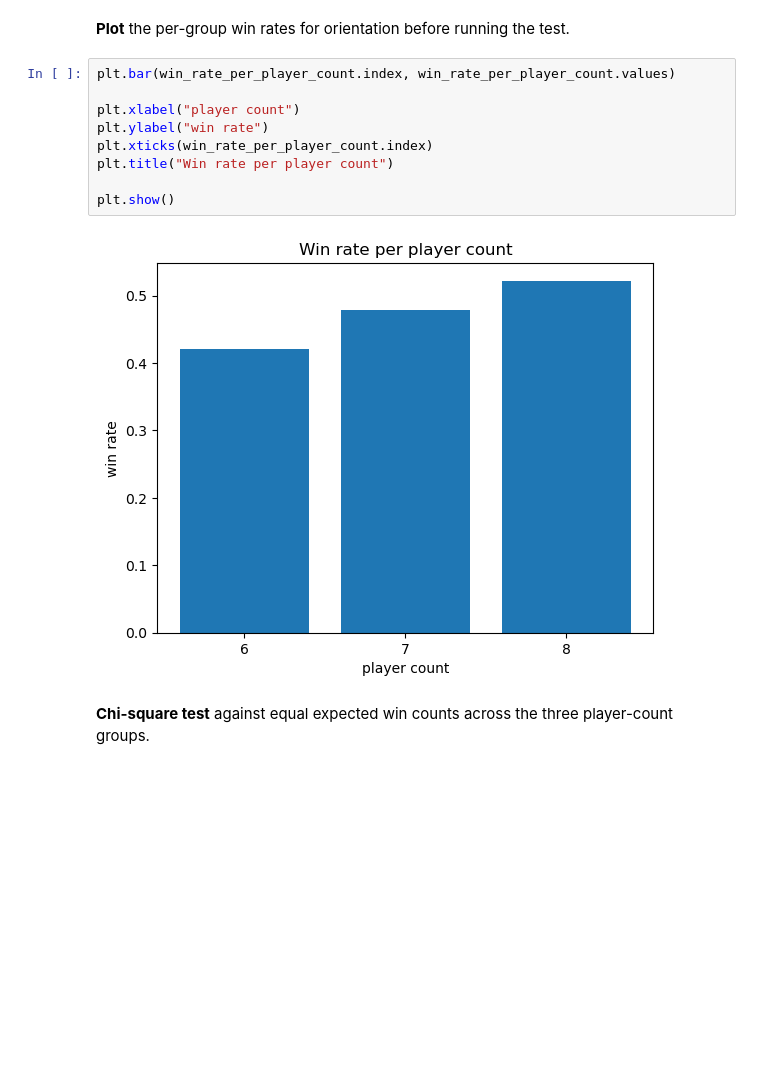
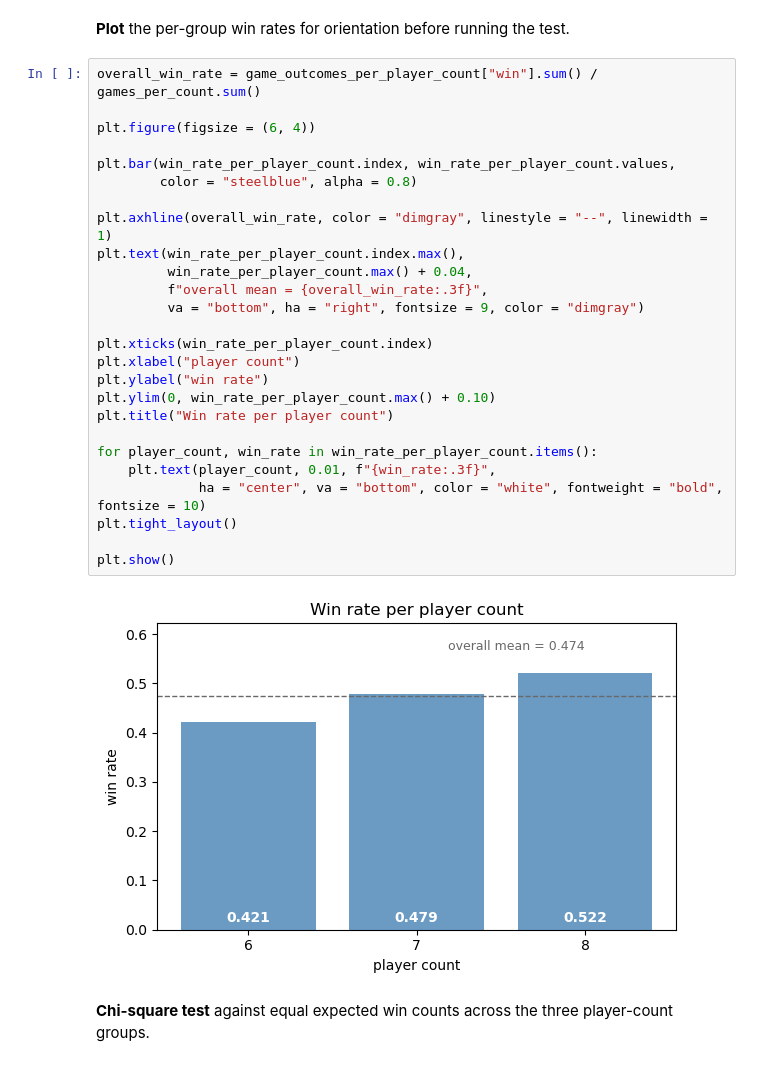
Before and after one commit to simo21-ss/volcano-rush, a Jupyter notebook: notebooks/data_science/hypotheses/1_hypothesis_player_count_balance.ipynb, the cells around one changed output. Drawn from its saved outputs; the diff is of its cells as text; blank space fills up the shorter version.

```diff
--- a/notebooks/data_science/hypotheses/1_hypothesis_player_count_balance.ipynb
+++ b/notebooks/data_science/hypotheses/1_hypothesis_player_count_balance.ipynb
@@ -70,16 +70,33 @@ dtype: float64
 # %% [markdown]
 **Plot** the per-group win rates for orientation before running the test.
 # %%
-plt.bar(win_rate_per_player_count.index, win_rate_per_player_count.values)
+overall_win_rate = game_outcomes_per_player_count["win"].sum() / games_per_count.sum()
 
+plt.figure(figsize = (6, 4))
+
+plt.bar(win_rate_per_player_count.index, win_rate_per_player_count.values,
+        color = "steelblue", alpha = 0.8)
+
+plt.axhline(overall_win_rate, color = "dimgray", linestyle = "--", linewidth = 1)
+plt.text(win_rate_per_player_count.index.max(),
+         win_rate_per_player_count.max() + 0.04,
+         f"overall mean = {overall_win_rate:.3f}",
+         va = "bottom", ha = "right", fontsize = 9, color = "dimgray")
+
+plt.xticks(win_rate_per_player_count.index)
 plt.xlabel("player count")
 plt.ylabel("win rate")
-plt.xticks(win_rate_per_player_count.index)
+plt.ylim(0, win_rate_per_player_count.max() + 0.10)
 plt.title("Win rate per player count")
 
+for player_count, win_rate in win_rate_per_player_count.items():
+    plt.text(player_count, 0.01, f"{win_rate:.3f}",
+             ha = "center", va = "bottom", color = "white", fontweight = "bold", fontsize = 10)
+plt.tight_layout()
+
 plt.show()
 # %% [output]
-[figure, old version]
+[figure, new version]
 # %% [markdown]
 **Chi-square test** against equal expected win counts across the three player-count groups.
 # %%
```
Also changed, not shown: 1 other file.
